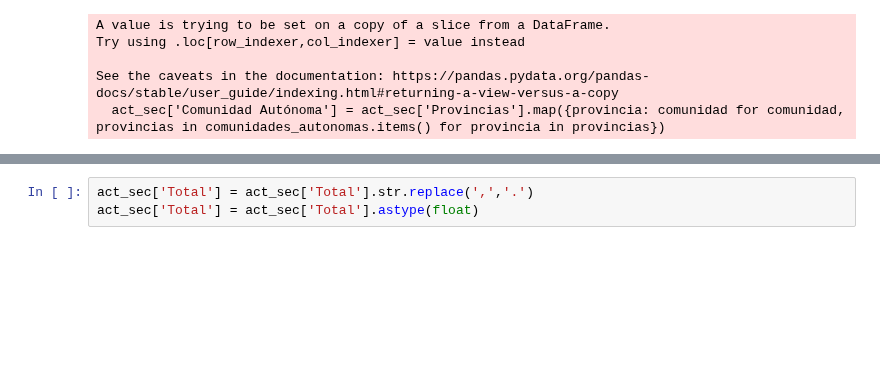
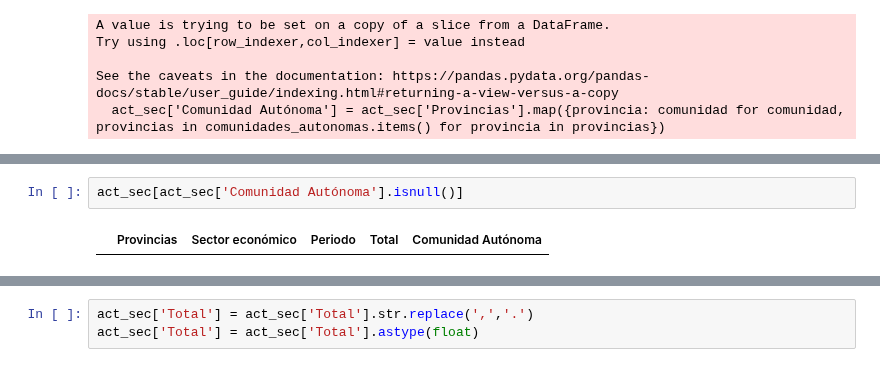
Before and after one commit to Gbau11/Empleo-Espa-a, a Jupyter notebook: code/paro_actividad.ipynb, the cells around one changed output, grey strips where cells are left out. Cells and saved outputs as stored; diff of their text form; blank space fills up the shorter version.

```diff
--- a/code/paro_actividad.ipynb
+++ b/code/paro_actividad.ipynb
@@ -374,3 +374,7 @@ array(['España', 'Castilla-La Mancha', 'Comunidad Valenciana',
+# %%
+act_sec[act_sec['Comunidad Autónoma'].isnull()]
+# %% [output]
+|  | Provincias | Sector económico | Periodo | Total | Comunidad Autónoma |
 # %%
 len(act_sec['Comunidad Autónoma'].unique())
 # %% [output]
```
Also changed, not shown: parts of 7 cells of this notebook, 1 other file.
